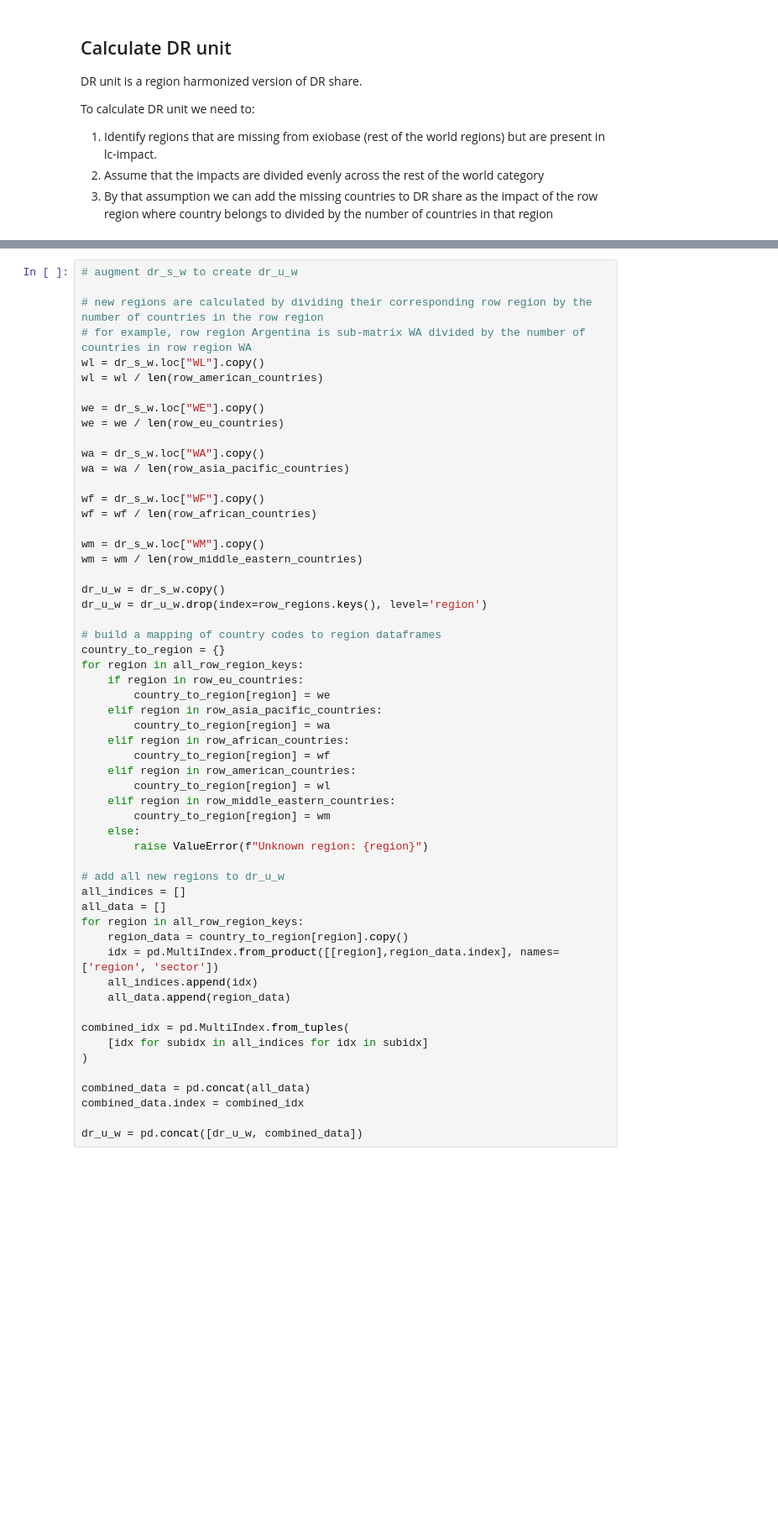
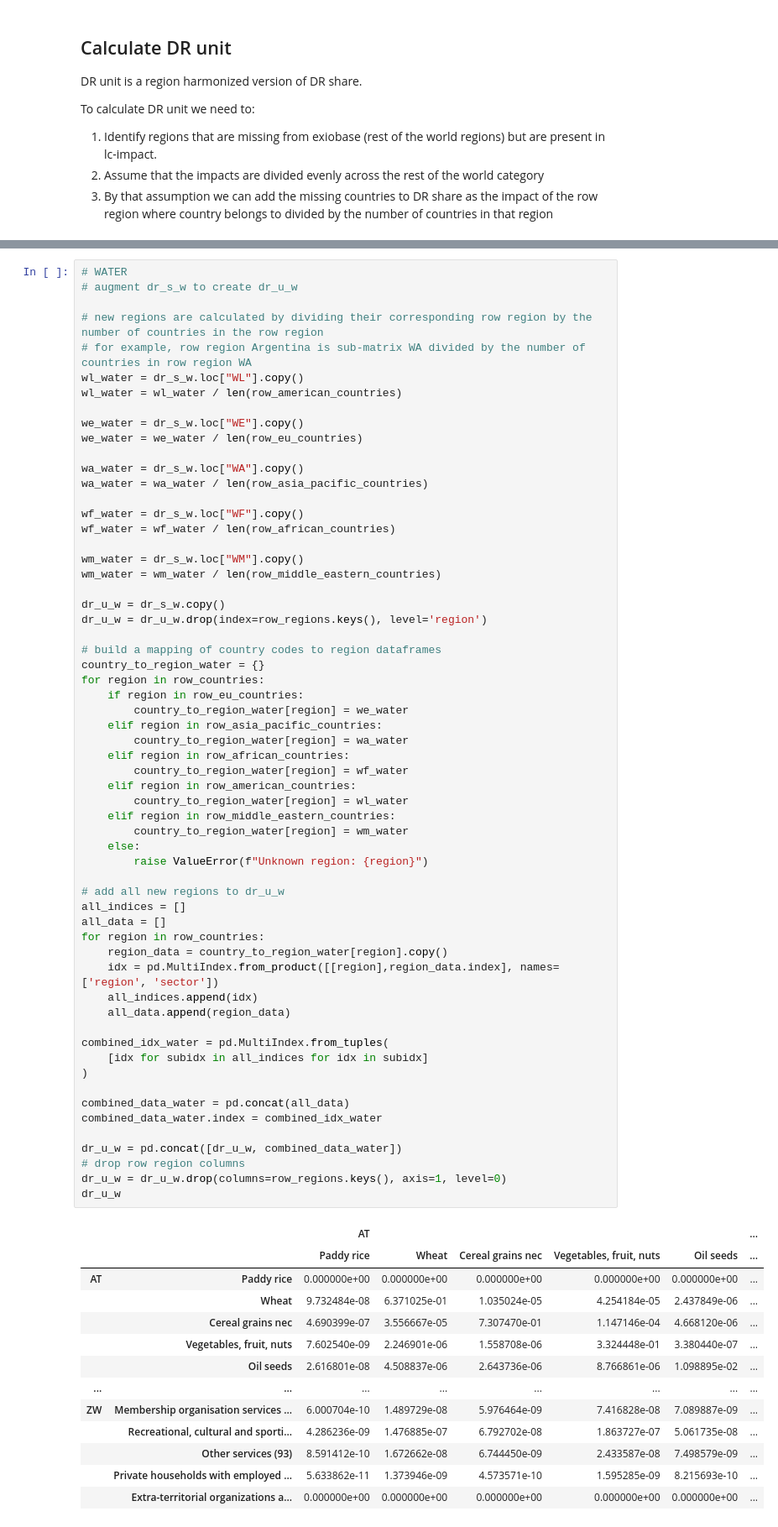
Before and after one commit to tterimaa/pdf-calculation, a Jupyter notebook: notebooks/pdf-eutrophication-freshwater.ipynb, the cells around one changed output, grey strips where cells are left out. Shown: that part at 84% size. Drawn from its saved outputs; the diff is of its cells as text; blank space fills up the shorter version.

```diff
--- a/notebooks/pdf-eutrophication-freshwater.ipynb
+++ b/notebooks/pdf-eutrophication-freshwater.ipynb
@@ -350,56 +338,74 @@ AssertionError: Some regions in lci-water are not in the all_regions list
 # %%
+# WATER
 # augment dr_s_w to create dr_u_w
 
 # new regions are calculated by dividing their corresponding row region by the number of countries in the row region
 # for example, row region Argentina is sub-matrix WA divided by the number of countries in row region WA
-wl = dr_s_w.loc["WL"].copy()
-wl = wl / len(row_american_countries)
+wl_water = dr_s_w.loc["WL"].copy()
+wl_water = wl_water / len(row_american_countries)
 
-we = dr_s_w.loc["WE"].copy()
-we = we / len(row_eu_countries)
+we_water = dr_s_w.loc["WE"].copy()
+we_water = we_water / len(row_eu_countries)
 
-wa = dr_s_w.loc["WA"].copy()
-wa = wa / len(row_asia_pacific_countries)
+wa_water = dr_s_w.loc["WA"].copy()
+wa_water = wa_water / len(row_asia_pacific_countries)
 
-wf = dr_s_w.loc["WF"].copy()
-wf = wf / len(row_african_countries)
+wf_water = dr_s_w.loc["WF"].copy()
+wf_water = wf_water / len(row_african_countries)
 
-wm = dr_s_w.loc["WM"].copy()
-wm = wm / len(row_middle_eastern_countries)
+wm_water = dr_s_w.loc["WM"].copy()
+wm_water = wm_water / len(row_middle_eastern_countries)
 
 dr_u_w = dr_s_w.copy()
 dr_u_w = dr_u_w.drop(index=row_regions.keys(), level='region')
 
 # build a mapping of country codes to region dataframes
-country_to_region = {}
-for region in all_row_region_keys:
+country_to_region_water = {}
+for region in row_countries:
     if region in row_eu_countries:
-        country_to_region[region] = we
+        country_to_region_water[region] = we_water
     elif region in row_asia_pacific_countries:
-        country_to_region[region] = wa
+        country_to_region_water[region] = wa_water
     elif region in row_african_countries:
-        country_to_region[region] = wf
+        country_to_region_water[region] = wf_water
     elif region in row_american_countries:
-        country_to_region[region] = wl
+        country_to_region_water[region] = wl_water
     elif region in row_middle_eastern_countries:
-        country_to_region[region] = wm
+        country_to_region_water[region] = wm_water
     else:
         raise ValueError(f"Unknown region: {region}")
 
 # add all new regions to dr_u_w
 all_indices = []
 all_data = []
-for region in all_row_region_keys:
-    region_data = country_to_region[region].copy()
+for region in row_countries:
+    region_data = country_to_region_water[region].copy()
     idx = pd.MultiIndex.from_product([[region],region_data.index], names=['region', 'sector'])
     all_indices.append(idx)
     all_data.append(region_data)
 
-combined_idx = pd.MultiIndex.from_tuples(
+combined_idx_water = pd.MultiIndex.from_tuples(
     [idx for subidx in all_indices for idx in subidx]
 )
 
-combined_data = pd.concat(all_data)
-combined_data.index = combined_idx
+combined_data_water = pd.concat(all_data)
+combined_data_water.index = combined_idx_water
 
-dr_u_w = pd.concat([dr_u_w, combined_data])
+dr_u_w = pd.concat([dr_u_w, combined_data_water])
+# drop row region columns
+dr_u_w = dr_u_w.drop(columns=row_regions.keys(), axis=1, level=0)
+dr_u_w
+# %% [output]
+|  |  | AT |  |  |  |  | ... |
+|  |  | Paddy rice | Wheat | Cereal grains nec | Vegetables, fruit, nuts | Oil seeds | ... |
+| AT | Paddy rice | 0.000000e+00 | 0.000000e+00 | 0.000000e+00 | 0.000000e+00 | 0.000000e+00 | ... |
+|  | Wheat | 9.732484e-08 | 6.371025e-01 | 1.035024e-05 | 4.254184e-05 | 2.437849e-06 | ... |
+|  | Cereal grains nec | 4.690399e-07 | 3.556667e-05 | 7.307470e-01 | 1.147146e-04 | 4.668120e-06 | ... |
+|  | Vegetables, fruit, nuts | 7.602540e-09 | 2.246901e-06 | 1.558708e-06 | 3.324448e-01 | 3.380440e-07 | ... |
+|  | Oil seeds | 2.616801e-08 | 4.508837e-06 | 2.643736e-06 | 8.766861e-06 | 1.098895e-02 | ... |
+| ... | ... | ... | ... | ... | ... | ... | ... |
+| ZW | Membership organisation services ... | 6.000704e-10 | 1.489729e-08 | 5.976464e-09 | 7.416828e-08 | 7.089887e-09 | ... |
+|  | Recreational, cultural and sporti... | 4.286236e-09 | 1.476885e-07 | 6.792702e-08 | 1.863727e-07 | 5.061735e-08 | ... |
+|  | Other services (93) | 8.591412e-10 | 1.672662e-08 | 6.744450e-09 | 2.433587e-08 | 7.498579e-09 | ... |
+|  | Private households with employed ... | 5.633862e-11 | 1.373946e-09 | 4.573571e-10 | 1.595285e-09 | 8.215693e-10 | ... |
+|  | Extra-territorial organizations a... | 0.000000e+00 | 0.000000e+00 | 0.000000e+00 | 0.000000e+00 | 0.000000e+00 | ... |
```
Also changed, not shown: parts of 28 cells of this notebook, 2 other files.
